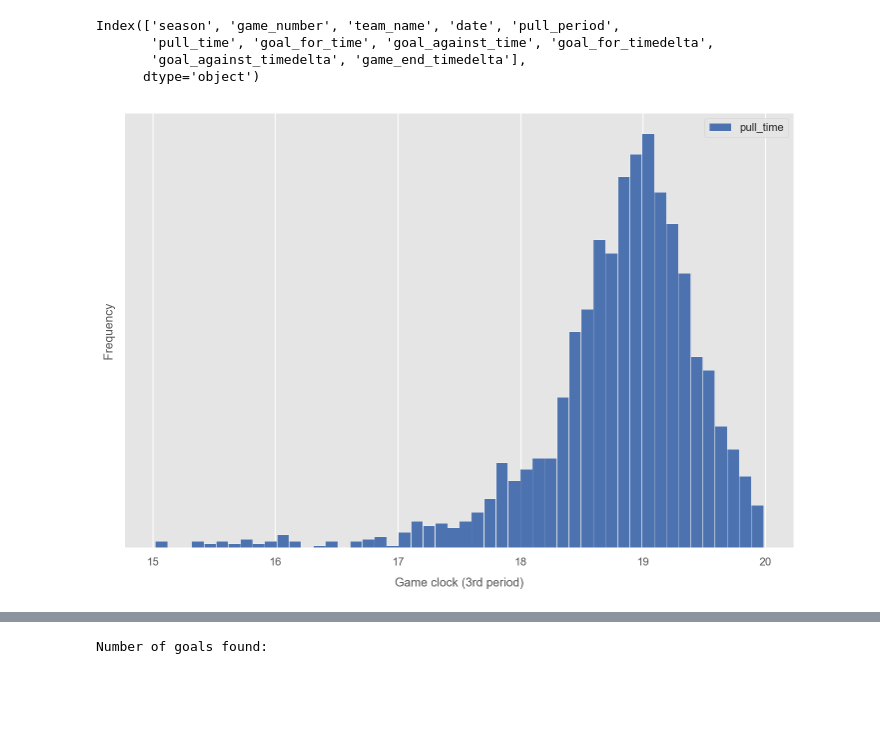
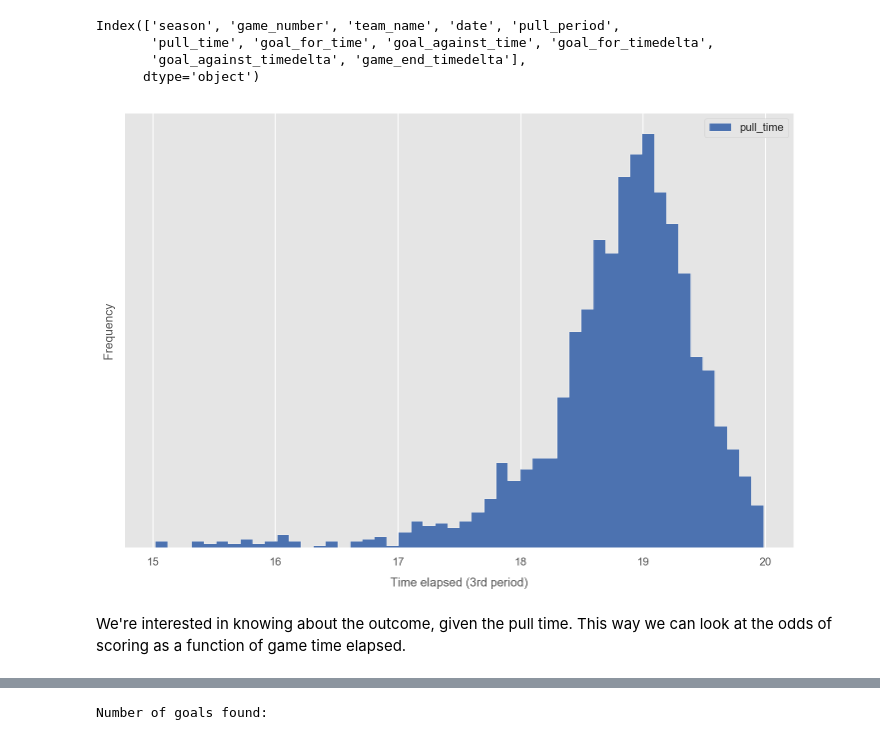
Before and after one commit to zazencodes/nhl-goalie-pull-optimization, a Jupyter notebook: notebooks/src/3_exploratory_analysis.ipynb, the cells around one changed output, grey strips where cells are left out. Cells and saved outputs as stored; diff of their text form; code cells hidden in the pictures; blank space fills up the shorter version.

```diff
--- a/notebooks/src/3_exploratory_analysis.ipynb
+++ b/notebooks/src/3_exploratory_analysis.ipynb
@@ -78,3 +78,15 @@ df = clean_df(df)
 # %% [output]
 Removing goal_for_time < 15 mins
 Removed 1 total rows
+# %%
+# Label the outcomes
+df['label'] = ''
+label_masks = {
+    'goal_for': ~(df.goal_for_time.isnull()),
+    'goal_against': ~(df.goal_against_time.isnull()),
+    'no_goals': ~(df.game_end_timedelta.isnull()),
+}
+for label, mask in label_masks.items():
+    df.loc[mask, 'label'] = label
+df.loc[df.label == '', 'label'] = float('nan')
+df.label.isnull().sum()
@@ -154,9 +171,13 @@ Index(['season', 'game_number', 'team_name', 'date', 'pull_period',
 # %%
 col = ['pull_time']
 (df[col].astype('timedelta64[s]') / 60)\
-    .plot.hist(bins=50, color='b')
-plt.xlabel(f'Game clock (3rd period)')
+    .plot.hist(bins=50,
+               color='b',
+               histtype='stepfilled')
+plt.xlabel(f'Time elapsed (3rd period)')
 plt.yticks([])
 savefig(plt, 'goalie_pull_game_times_hist')
 # %% [output]
-[figure, old version]
+[figure, new version]
+# %% [markdown]
+We're interested in knowing about the outcome, given the pull time. This way we can look at the odds of scoring as a function of game time elapsed.
```
Also changed, not shown: parts of 12 cells of this notebook, 12 other files.
